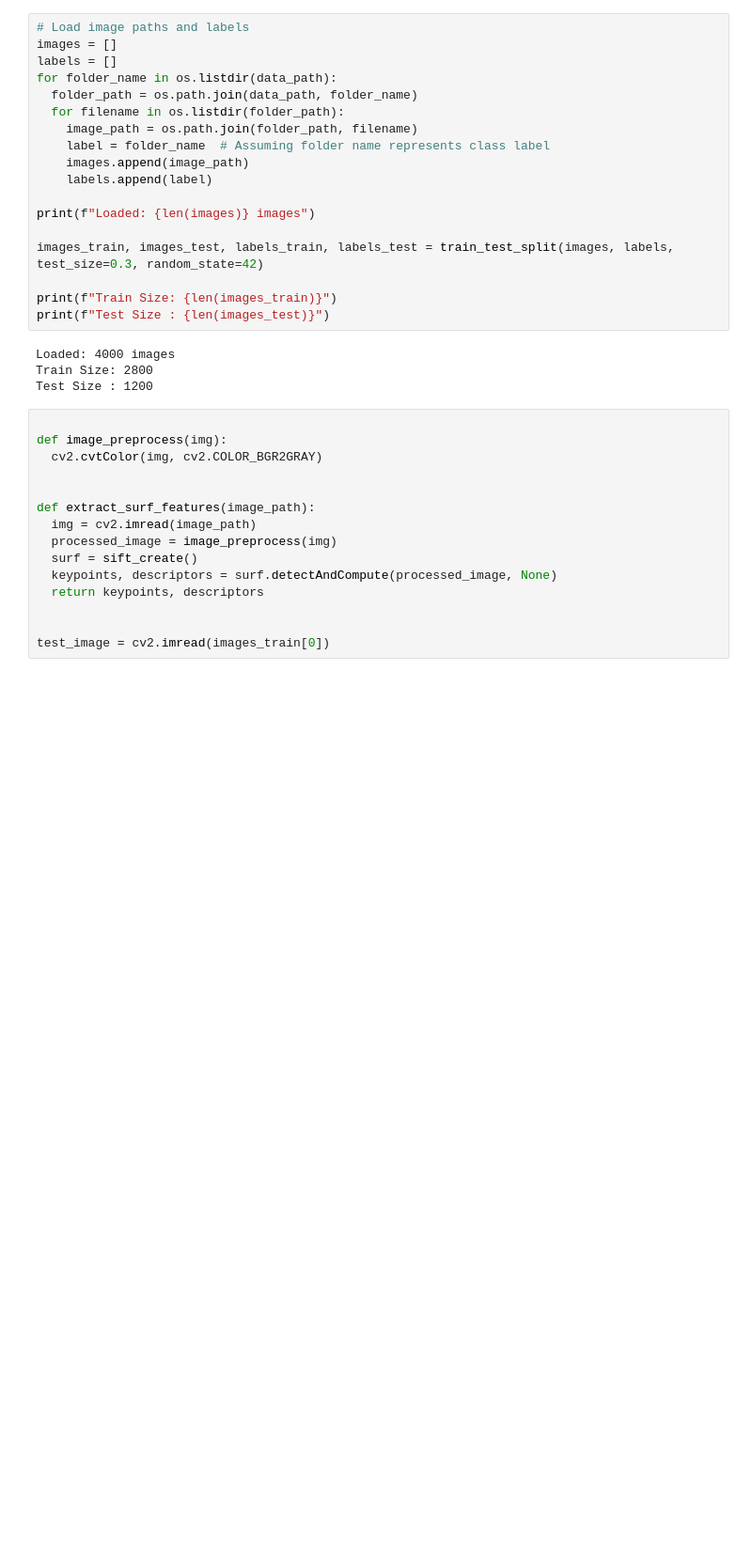
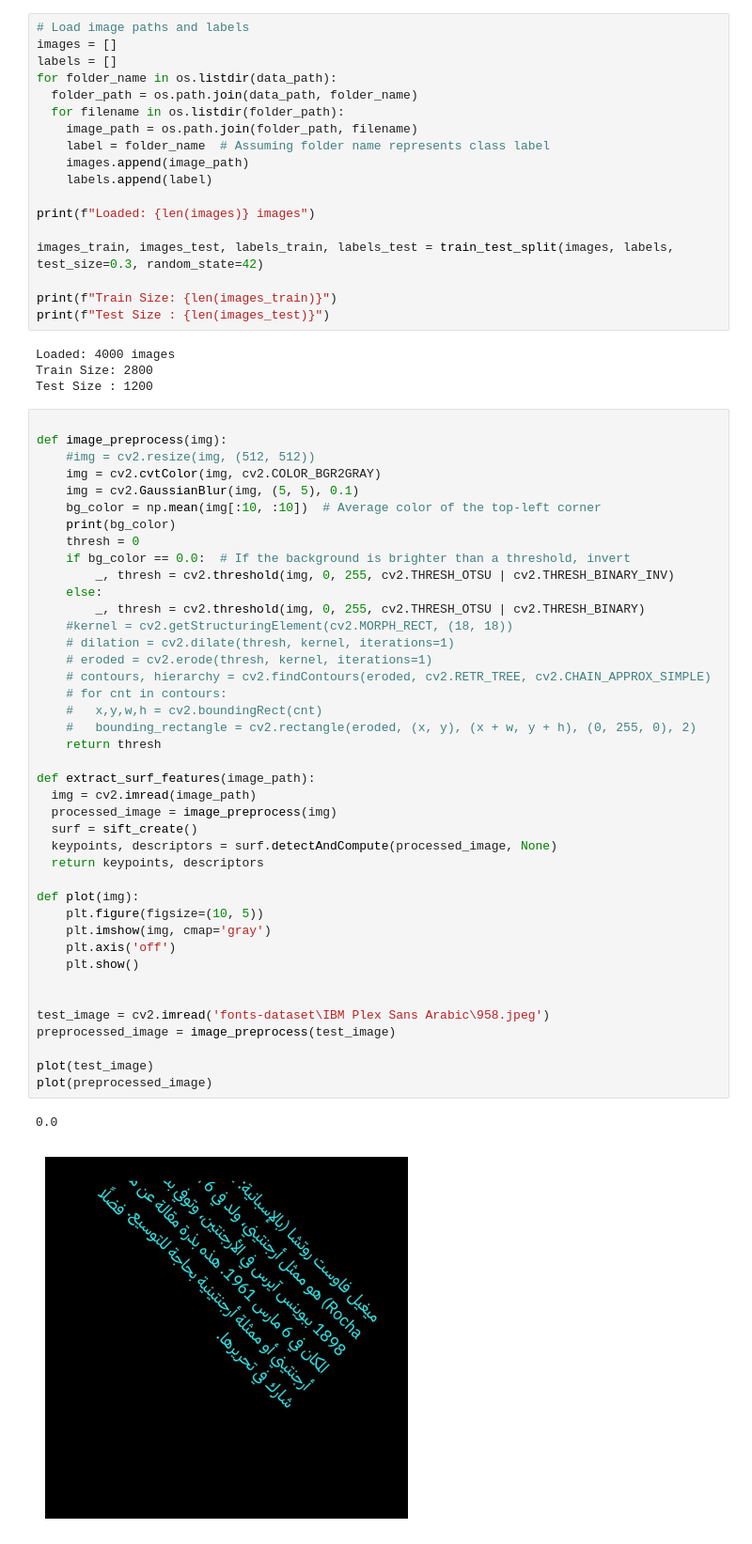
Before and after one commit to AbdoWise-z/Arabic-Font-Type-Detector, a Jupyter notebook: project.ipynb, the cells around one changed output. Shown: that part at 94% size. Saved outputs shown, nothing was run; the diff lists cells and outputs as text; blank space fills up the shorter version.

Commit message:
image clean and invertion

```diff
--- a/project.ipynb
+++ b/project.ipynb
@@ -38,18 +39,47 @@ print(f"Test Size : {len(images_test)}")
 Loaded: 4000 images
 Train Size: 2800
 Test Size : 1200
-# %%
-
-def image_preprocess(img):
-  cv2.cvtColor(img, cv2.COLOR_BGR2GRAY)
-
-
-def extract_surf_features(image_path):
-  img = cv2.imread(image_path)
-  processed_image = image_preprocess(img)
-  surf = sift_create()
-  keypoints, descriptors = surf.detectAndCompute(processed_image, None)
-  return keypoints, descriptors
-
-
-test_image = cv2.imread(images_train[0])
+# %%
+
+def image_preprocess(img):
+    #img = cv2.resize(img, (512, 512))
+    img = cv2.cvtColor(img, cv2.COLOR_BGR2GRAY)
+    img = cv2.GaussianBlur(img, (5, 5), 0.1)
+    bg_color = np.mean(img[:10, :10])  # Average color of the top-left corner
+    print(bg_color)
+    thresh = 0
+    if bg_color == 0.0:  # If the background is brighter than a threshold, invert
+        _, thresh = cv2.threshold(img, 0, 255, cv2.THRESH_OTSU | cv2.THRESH_BINARY_INV)
+    else:
+        _, thresh = cv2.threshold(img, 0, 255, cv2.THRESH_OTSU | cv2.THRESH_BINARY)
+    #kernel = cv2.getStructuringElement(cv2.MORPH_RECT, (18, 18))
+    # dilation = cv2.dilate(thresh, kernel, iterations=1)
+    # eroded = cv2.erode(thresh, kernel, iterations=1)
+    # contours, hierarchy = cv2.findContours(eroded, cv2.RETR_TREE, cv2.CHAIN_APPROX_SIMPLE)
+    # for cnt in contours:
+    #   x,y,w,h = cv2.boundingRect(cnt)
+    #   bounding_rectangle = cv2.rectangle(eroded, (x, y), (x + w, y + h), (0, 255, 0), 2)
+    return thresh
+
+def extract_surf_features(image_path):
+  img = cv2.imread(image_path)
+  processed_image = image_preprocess(img)
+  surf = sift_create()
+  keypoints, descriptors = surf.detectAndCompute(processed_image, None)
+  return keypoints, descriptors
+
+def plot(img):
+    plt.figure(figsize=(10, 5))
+    plt.imshow(img, cmap='gray')
+    plt.axis('off')
+    plt.show()
+
+
+test_image = cv2.imread('fonts-dataset\IBM Plex Sans Arabic\958.jpeg')
+preprocessed_image = image_preprocess(test_image)
+
+plot(test_image)
+plot(preprocessed_image)
+# %% [output]
+0.0
+[figure, added]
```
Also changed, not shown: parts of 2 cells of this notebook, 2 other files.
